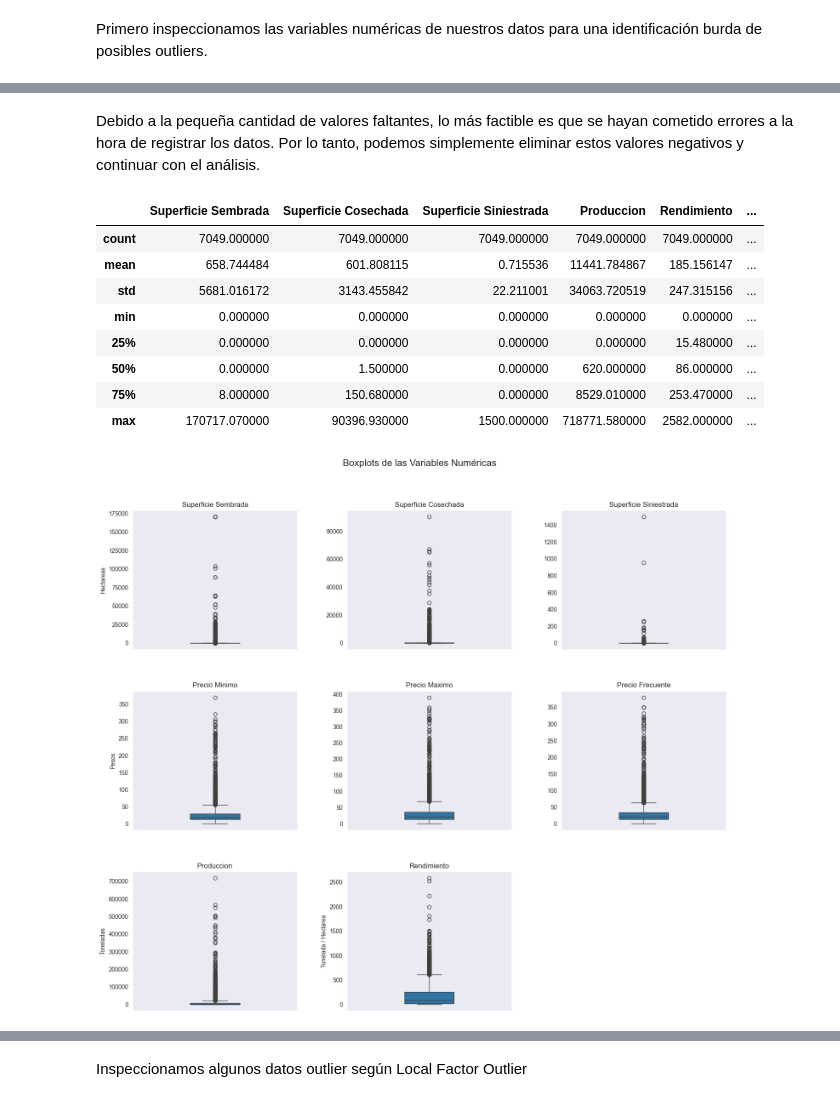
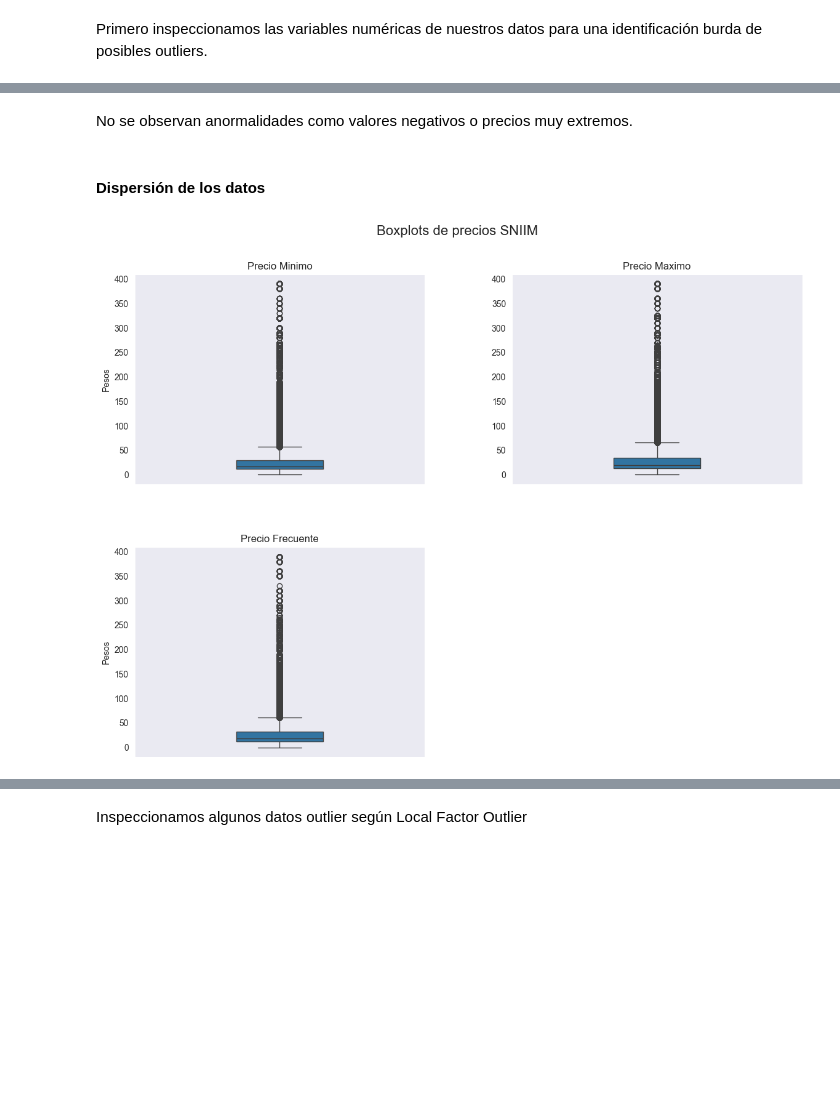
Before and after one commit to josemal98/Proyecto_Ing_Caract, a Jupyter notebook: Segunda_parte/EDA.ipynb, the cells around one changed output, grey strips where cells are left out. Drawn from its saved outputs; the diff is of its cells as text; code cells hidden in the pictures; blank space fills up the shorter version.

```diff
--- a/Segunda_parte/EDA.ipynb
+++ b/Segunda_parte/EDA.ipynb
@@ -371,17 +751,17 @@ df_sniim_dest_orig_cult.loc[condicion, 'Cultivo SIAP'] = 'Nopalitos'
 Podemos automatizar el ajuste de los nombres de cultivo con una sola palabra utilizando expresiones regulares
 # %%
 # Condición para ignorar los cultivos que ya modificamos
-condicion = ~df_sniim_dest_orig_cult['Cultivo SIAP'].isin(['Tomate rojo (jitomate)', 'Tomate verde', 'Toronja (pomelo)', 'Nopalitos', 'Chile verde'])
+condicion = ~df_sniim_orig_cult['Cultivo SIAP'].isin(['Tomate rojo (jitomate)', 'Tomate verde', 'Toronja (pomelo)', 'Nopalitos', 'Chile verde'])
 
 # Expresión regular para capturar la primera palabra
 pattern = r'^([^\W_]+)'
 
 # Aplicar la expresión regular para mantener solo la primera palabra
-df_sniim_dest_orig_cult.loc[condicion, 'Cultivo SIAP'] = df_sniim_dest_orig_cult[condicion]['Cultivo SIAP'].str.extract(pattern).values
+df_sniim_orig_cult.loc[condicion, 'Cultivo SIAP'] = df_sniim_orig_cult[condicion]['Cultivo SIAP'].str.extract(pattern).values
 
 # Reemplazar la primera letra por mayúscula
-df_sniim_dest_orig_cult.loc[condicion, 'Cultivo SIAP'] = df_sniim_dest_orig_cult.loc[condicion, 'Cultivo SIAP'].str.title()
+df_sniim_orig_cult.loc[condicion, 'Cultivo SIAP'] = df_sniim_orig_cult.loc[condicion, 'Cultivo SIAP'].str.title()
 
 # Inspeccionar nuevamente algunos nombres de cultivos
-df_sniim_dest_orig_cult['Cultivo SIAP'].sample(n=10)
+df_sniim_orig_cult['Cultivo SIAP'].sample(n=10)
 # %% [output]
@@ -400,11 +780,11 @@ Name: Cultivo SIAP, dtype: object
 Utilizamos nuevamente la lista de cultivos para filtrar el DataFrame
 # %%
 # Filtramos el DataFrame para quedarnos solo con los cultivos de interés
-df_sniim_dest_orig_cult = df_sniim_dest_orig_cult[df_sniim_dest_orig_cult['Cultivo SIAP'].isin(CULTIVOS)]
+df_sniim_orig_cult = df_sniim_orig_cult[df_sniim_orig_cult['Cultivo SIAP'].isin(CULTIVOS)]
 
 # Dimensión de nuestros datos
-print(f"Dimensión de los datos: {df_sniim_dest_orig_cult.shape}")
+print(f"Dimensión de los datos: {df_sniim_orig_cult.shape}")
 
 # Inspeccionamos el DataFrame
-df_sniim_dest_orig_cult.sample(n=5)
+df_sniim_orig_cult.sample(n=5)
 # %% [output]
@@ -419,0 +800,6 @@ Debido a la manipulación que realizamos con los cultivos del SNIIM para homolog
+# %%
+# Agrupar por Fecha, Origen y Destino
+df_sniim_orig_cult = df_sniim_orig_cult.groupby(["Fecha", "Origen", "Destino", "Cultivo SIAP"])[["Precio Minimo", "Precio Maximo", "Precio Frecuente"]].mean().reset_index()
+
+# Inspeccionar resultado
+df_sniim_orig_cult.sample(n=5)
@@ -420,3 +815,5 @@ Debido a la manipulación que realizamos con los cultivos del SNIIM para homolog
+# %%
+VARIABLES_NUMERICAS_SNIIM = ["Precio Minimo", "Precio Maximo", "Precio Frecuente"]
 # %% [markdown]
 ##### Promedio mensual de precios SNIIM
 # %%
@@ -606,18 +883,0 @@ Cantidad de valores negativos en Produccion: 1
-# %% [markdown]
-Debido a la pequeña cantidad de valores faltantes, lo más factible es que se hayan cometido errores a la hora de registrar los datos. Por lo tanto, podemos simplemente eliminar estos valores negativos y continuar con el análisis.
-# %%
-# Descartamos filas con valores valores negativos
-df_merge  = df_merge[(df_merge['Superficie Sembrada'] >= 0) & (df_merge['Produccion'] >= 0)]
-
-# Descripción de variables numéricas
-df_merge.drop(columns='Año', axis=1).describe()
-# %% [output]
-|  | Superficie Sembrada | Superficie Cosechada | Superficie Siniestrada | Produccion | Rendimiento | ... |
-| count | 7049.000000 | 7049.000000 | 7049.000000 | 7049.000000 | 7049.000000 | ... |
-| mean | 658.744484 | 601.808115 | 0.715536 | 11441.784867 | 185.156147 | ... |
-| std | 5681.016172 | 3143.455842 | 22.211001 | 34063.720519 | 247.315156 | ... |
-| min | 0.000000 | 0.000000 | 0.000000 | 0.000000 | 0.000000 | ... |
-| 25% | 0.000000 | 0.000000 | 0.000000 | 0.000000 | 15.480000 | ... |
-| 50% | 0.000000 | 1.500000 | 0.000000 | 620.000000 | 86.000000 | ... |
-| 75% | 8.000000 | 150.680000 | 0.000000 | 8529.010000 | 253.470000 | ... |
-| max | 170717.070000 | 90396.930000 | 1500.000000 | 718771.580000 | 2582.000000 | ... |
@@ -659,44 +884,42 @@ df_merge.drop(columns='Año', axis=1).describe()
+# %% [markdown]
+No se observan anormalidades como valores negativos o precios muy extremos.
+# %% [markdown]
+#### Dispersión de los datos
 # %%
 # Fijamos estilo
 sns.set_style("dark")
 
-# Lista con re-ordenamiento de las variables numéricas
-variables_numericas = ["Superficie Sembrada", "Superficie Cosechada", "Superficie Siniestrada",
-                       "Precio Minimo", "Precio Maximo", "Precio Frecuente", "Produccion", "Rendimiento"]
-
 # Configurar la figura y los subplots
-num_rows = 3
-num_cols = 3
-fig, axes = plt.subplots(num_rows, num_cols, figsize=(18, 12))
+num_rows = 2
+num_cols = 2
+fig, axes = plt.subplots(num_rows, num_cols, figsize=(14, 8))
 # Ajustar el espacio entre subplots
 fig.subplots_adjust(wspace=0.3, hspace=0.3, bottom=-0.1)
 
 # Asegurarse de que 'axes' sea una matriz 2D
 axes = axes.reshape(-1)
 
 # Iterar a través de las columnas numéricas y crear boxplots divididos por HeartDisease
-for i, variable in enumerate(variables_numericas):
-    sns.boxplot(data=df_merge, y=variable, ax=axes[i], width=0.3)
+for i, variable in enumerate(VARIABLES_NUMERICAS_SNIIM):
+    sns.boxplot(data=df_sniim_orig_cult, y=variable, ax=axes[i], width=0.3)
     axes[i].set_title(f'{variable}')
     axes[i].set_xlabel('')
     axes[i].set_ylabel('')
 
 # Eliminar la subgráfica vacía
 fig.delaxes(axes[-1])
 
 # Agregar un título general a la figura
-fig.suptitle('Boxplots de las Variables Numéricas', fontsize=16)
+fig.suptitle('Boxplots de precios SNIIM', fontsize=16)
 
-axes[0].set_ylabel('Hectareas')
-axes[3].set_ylabel('Pesos')
-axes[6].set_ylabel('Toneladas')
-axes[7].set_ylabel('Tonelada / Hectarea')
+axes[0].set_ylabel('Pesos')
+axes[2].set_ylabel('Pesos')
 
 # Ajustar el espaciado entre subplots
 #plt.tight_layout()
 
 # Mostrar la figura
 plt.show()
 # %% [output]
-[figure, old version]
+[figure, new version]
 # %%
```
Also changed, not shown: parts of 95 cells of this notebook.
